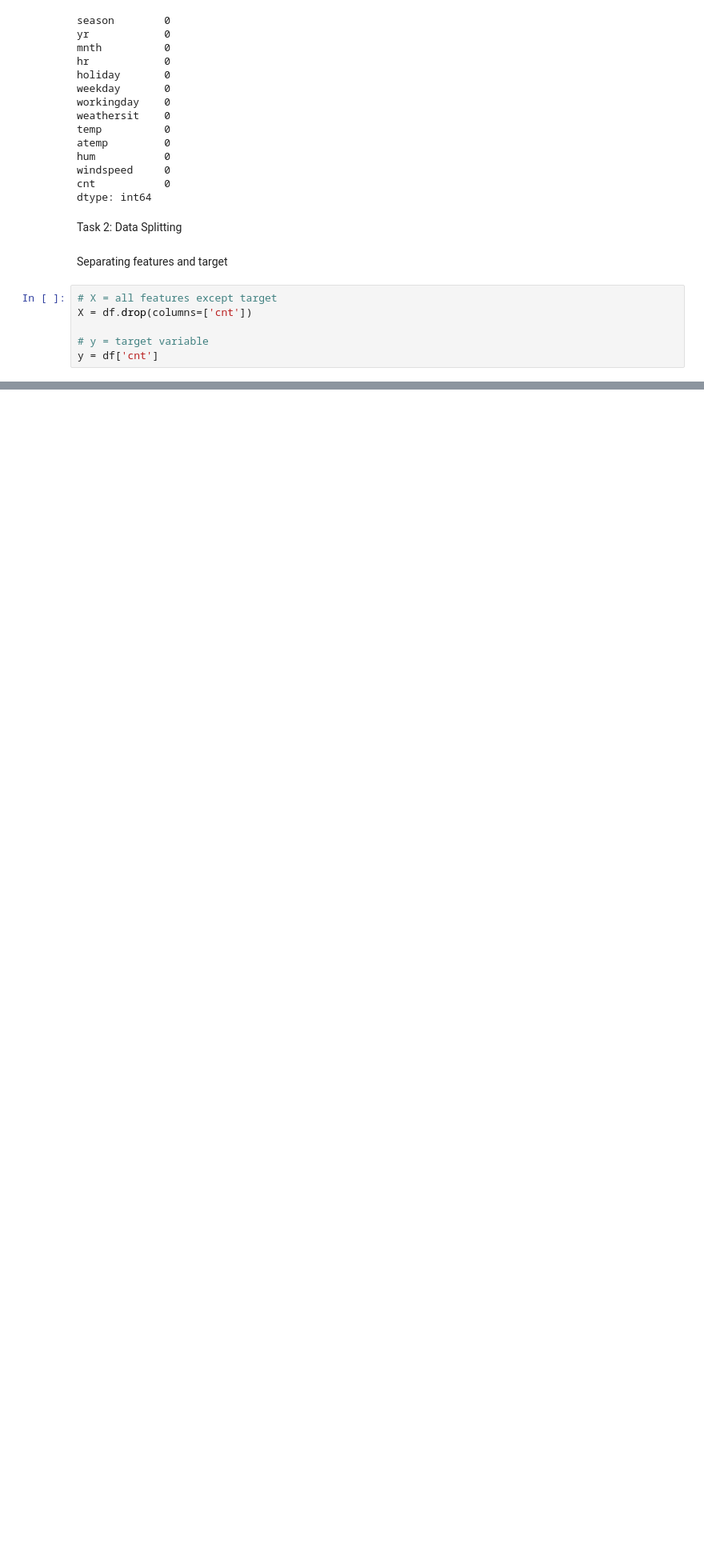
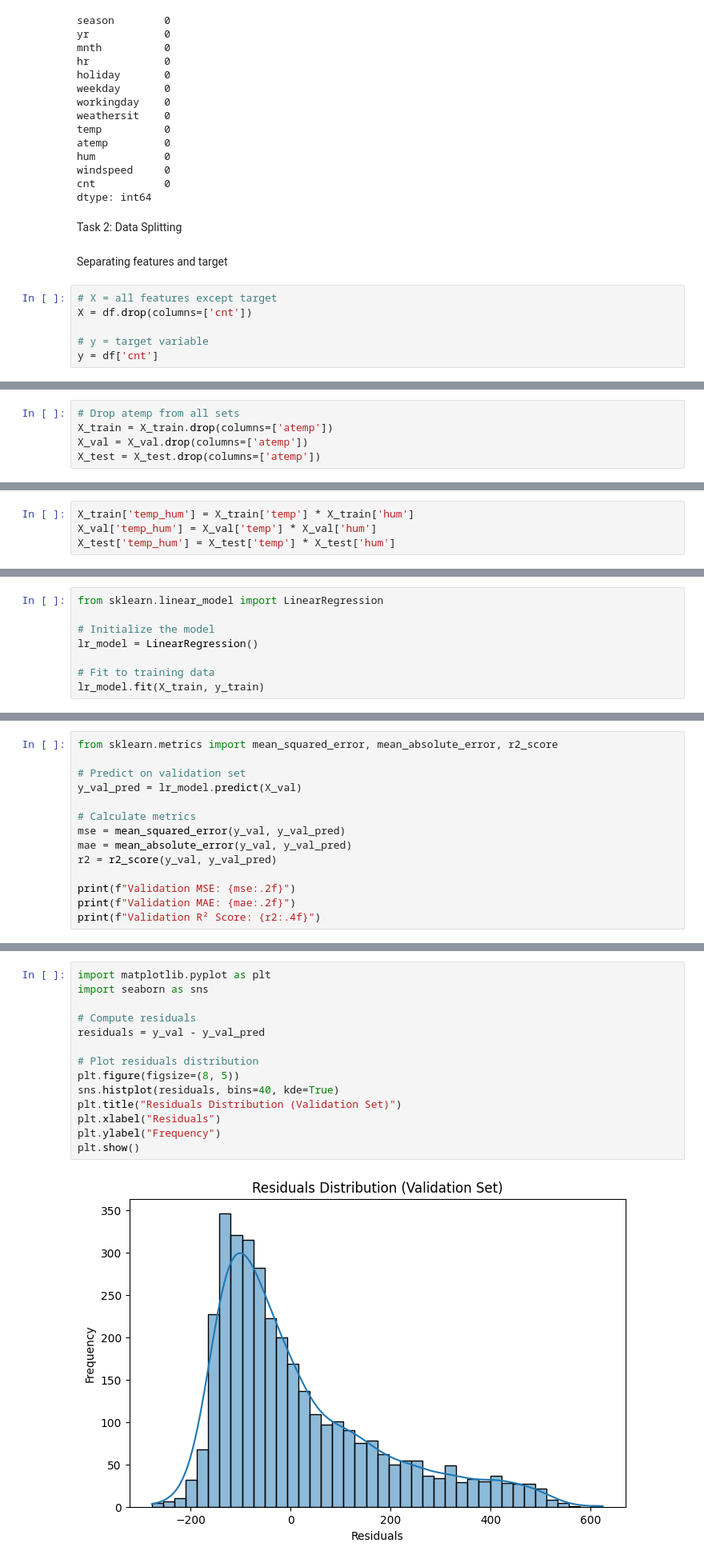
Before and after one commit to halayaghi-git/ML_assignment2, a Jupyter notebook: assignmnet_2_hala_yaghi.ipynb, the cells around one changed output, grey strips where cells are left out. Shown at 80% size. Drawn from its saved outputs; the diff is of its cells as text; blank space fills up the shorter version.

```diff
--- a/assignmnet_2_hala_yaghi.ipynb
+++ b/assignmnet_2_hala_yaghi.ipynb
@@ -203,0 +291,5 @@ y = df['cnt']
+# %%
+# Drop atemp from all sets
+X_train = X_train.drop(columns=['atemp'])
+X_val = X_val.drop(columns=['atemp'])
+X_test = X_test.drop(columns=['atemp'])
@@ -203,0 +327,4 @@ y = df['cnt']
+# %%
+X_train['temp_hum'] = X_train['temp'] * X_train['hum']
+X_val['temp_hum'] = X_val['temp'] * X_val['hum']
+X_test['temp_hum'] = X_test['temp'] * X_test['hum']
@@ -203,0 +345,8 @@ y = df['cnt']
+# %%
+from sklearn.linear_model import LinearRegression
+
+# Initialize the model
+lr_model = LinearRegression()
+
+# Fit to training data
+lr_model.fit(X_train, y_train)
@@ -203,0 +357,14 @@ y = df['cnt']
+# %%
+from sklearn.metrics import mean_squared_error, mean_absolute_error, r2_score
+
+# Predict on validation set
+y_val_pred = lr_model.predict(X_val)
+
+# Calculate metrics
+mse = mean_squared_error(y_val, y_val_pred)
+mae = mean_absolute_error(y_val, y_val_pred)
+r2 = r2_score(y_val, y_val_pred)
+
+print(f"Validation MSE: {mse:.2f}")
+print(f"Validation MAE: {mae:.2f}")
+print(f"Validation R² Score: {r2:.4f}")
@@ -203,0 +383,16 @@ y = df['cnt']
+# %%
+import matplotlib.pyplot as plt
+import seaborn as sns
+
+# Compute residuals
+residuals = y_val - y_val_pred
+
+# Plot residuals distribution
+plt.figure(figsize=(8, 5))
+sns.histplot(residuals, bins=40, kde=True)
+plt.title("Residuals Distribution (Validation Set)")
+plt.xlabel("Residuals")
+plt.ylabel("Frequency")
+plt.show()
+# %% [output]
+[figure, added]
```
Also changed, not shown: parts of 61 cells of this notebook.
